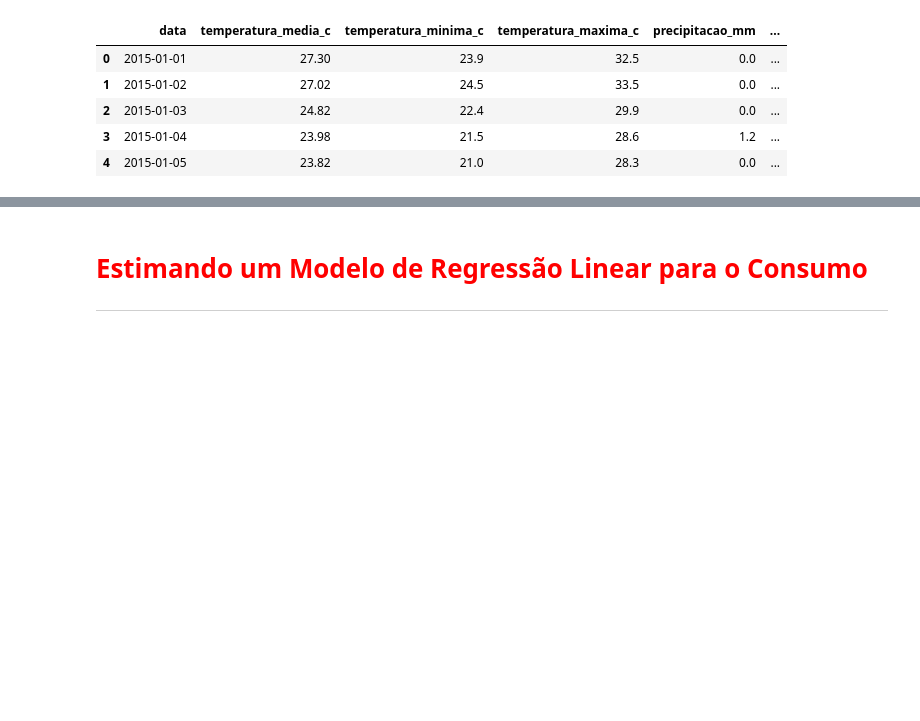
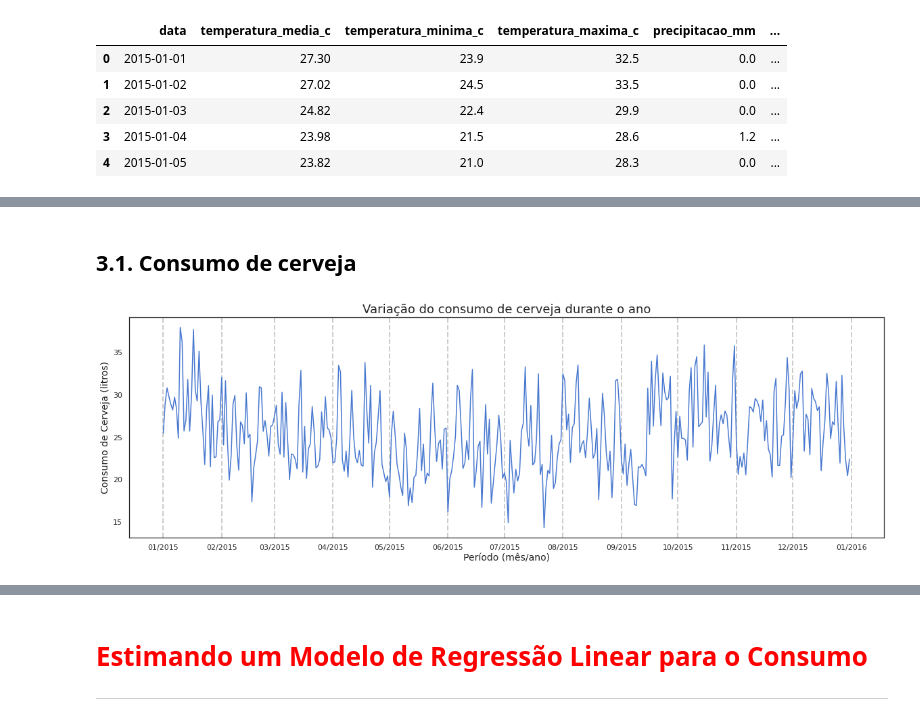
Before and after one commit to ciencia-dados-ifsp-grupo5/Beer-Consumption, a Jupyter notebook: Beer_Consumption.ipynb, the cells around one changed output, grey strips where cells are left out. Saved outputs shown, nothing was run; the diff lists cells and outputs as text; code cells hidden in the pictures; blank space fills up the shorter version.

```diff
--- a/Beer_Consumption.ipynb
+++ b/Beer_Consumption.ipynb
@@ -383,0 +177,12 @@ ax
+# %% [markdown]
+## 3.1. Consumo de cerveja
+# %%
+ax = sns.lineplot(data=dados, x='data', y='consumo_de_cerveja_litros')
+ax.xaxis.set_major_locator(mdates.MonthLocator())
+ax.xaxis.set_major_formatter(mdates.DateFormatter('%m/%Y'))
+
+ax.set(title='Variação do consumo de cerveja durante o ano', xlabel='Período (mês/ano)', ylabel='Consumo de Cerveja (litros)')
+
+plt.grid(axis='x', linestyle='--', linewidth=2)
+# %% [output]
+[figure, added]
```
Also changed, not shown: parts of 54 cells of this notebook.
